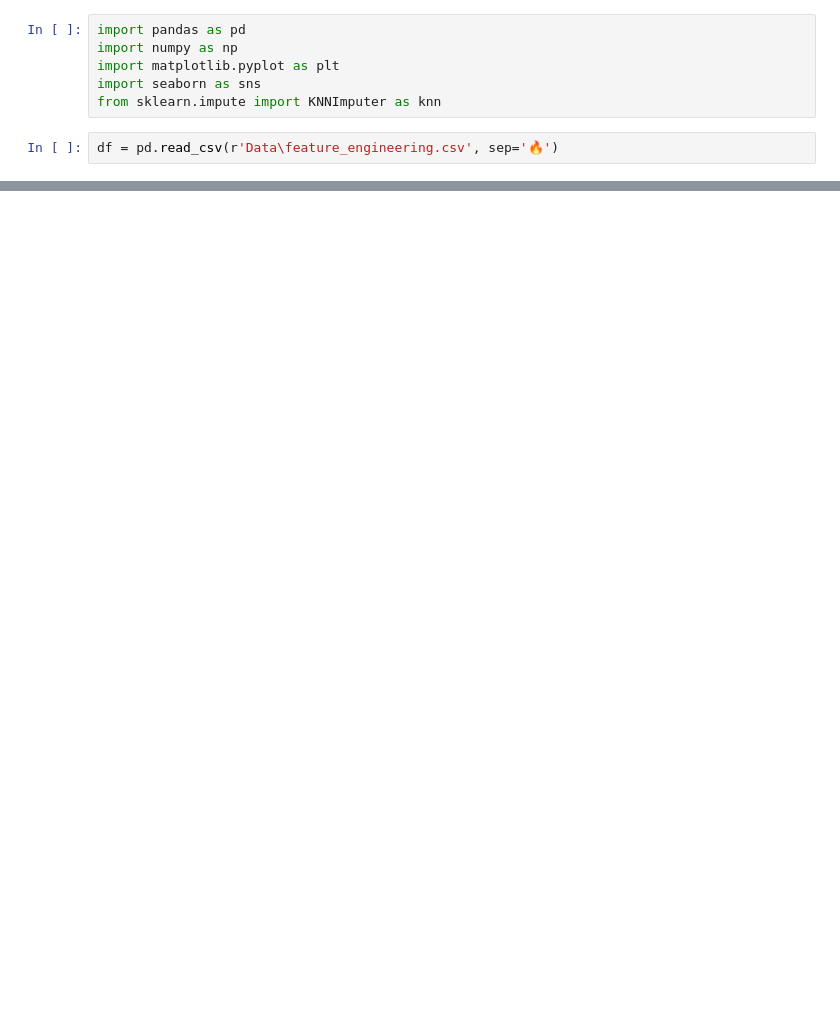
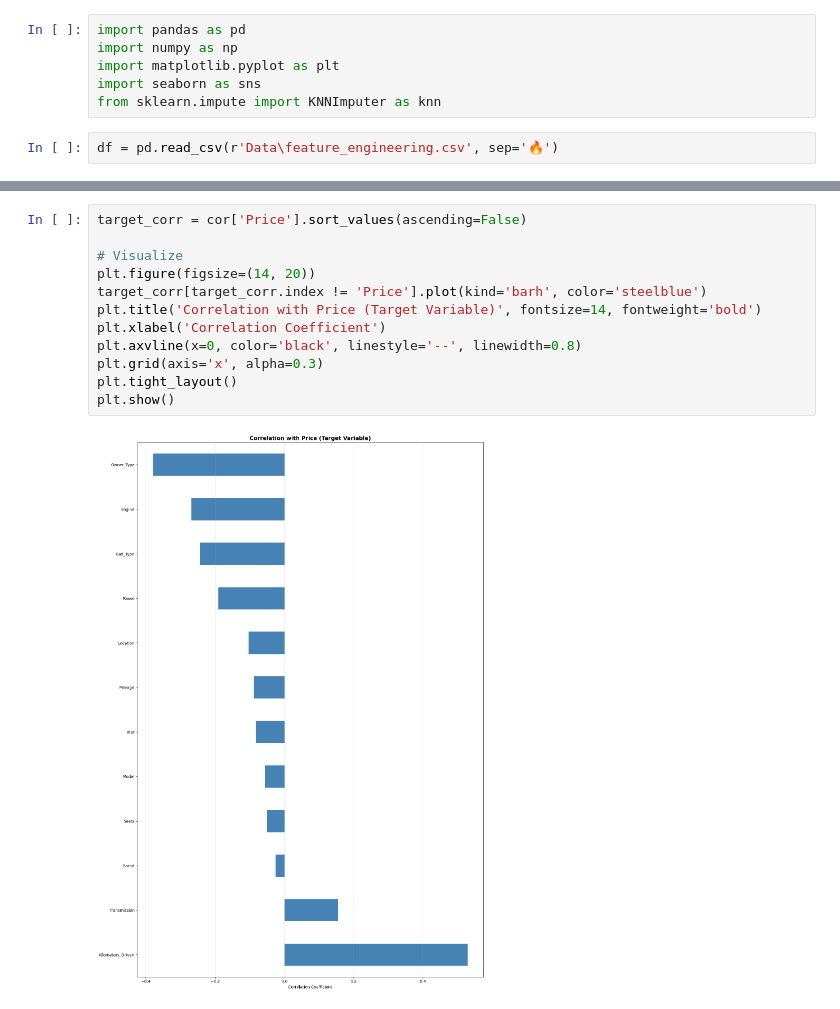
Before and after one commit to 37-haris/Car_Price, a Jupyter notebook: Feature.ipynb, the cells around one changed output, grey strips where cells are left out. Drawn from its saved outputs; the diff is of its cells as text; blank space fills up the shorter version.

```diff
--- a/Feature.ipynb
+++ b/Feature.ipynb
@@ -26,0 +41,14 @@ df.drop()
+# %%
+target_corr = cor['Price'].sort_values(ascending=False)
+
+# Visualize
+plt.figure(figsize=(14, 20))
+target_corr[target_corr.index != 'Price'].plot(kind='barh', color='steelblue')
+plt.title('Correlation with Price (Target Variable)', fontsize=14, fontweight='bold')
+plt.xlabel('Correlation Coefficient')
+plt.axvline(x=0, color='black', linestyle='--', linewidth=0.8)
+plt.grid(axis='x', alpha=0.3)
+plt.tight_layout()
+plt.show()
+# %% [output]
+[figure, added]
```
Also changed, not shown: parts of 32 cells of this notebook, 3 other files.
